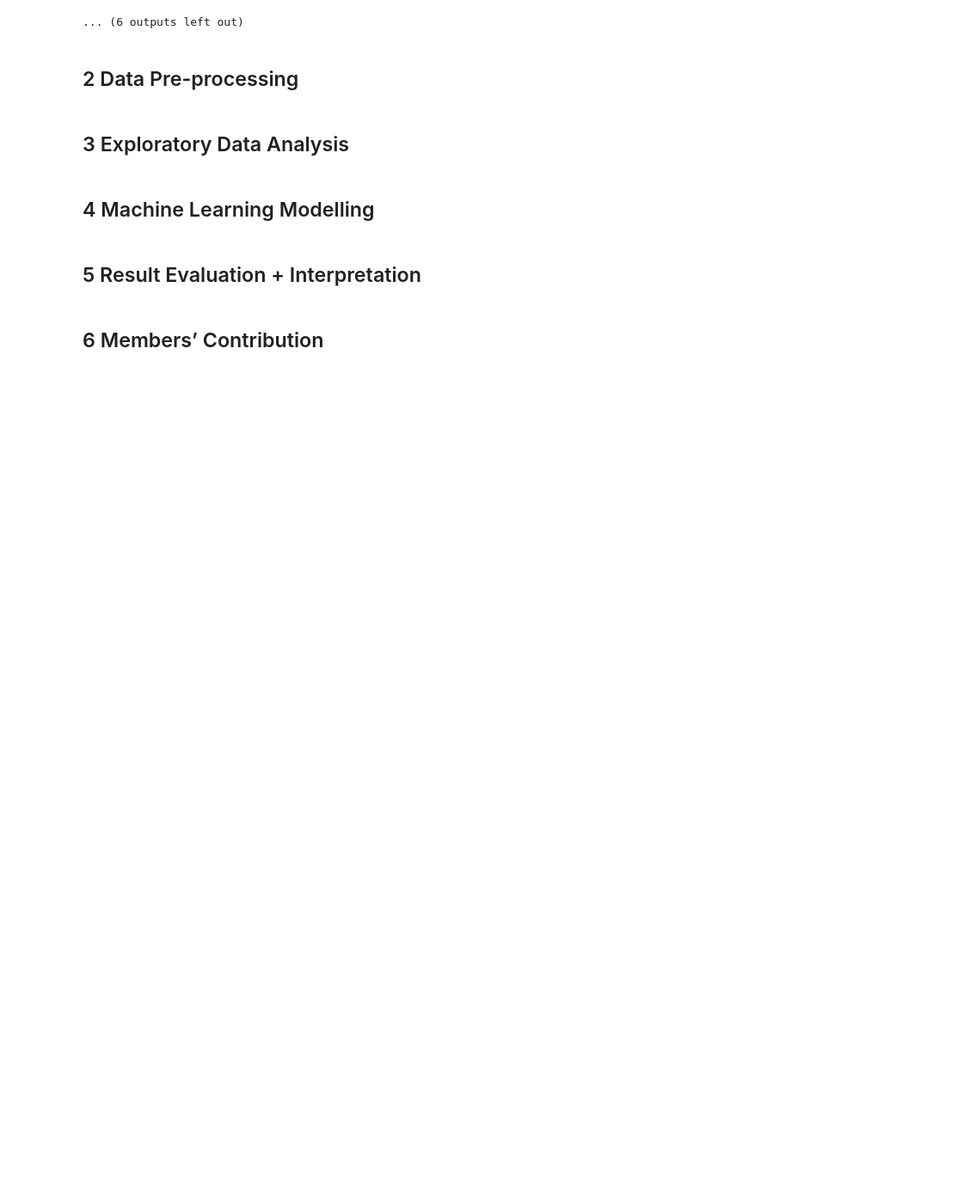
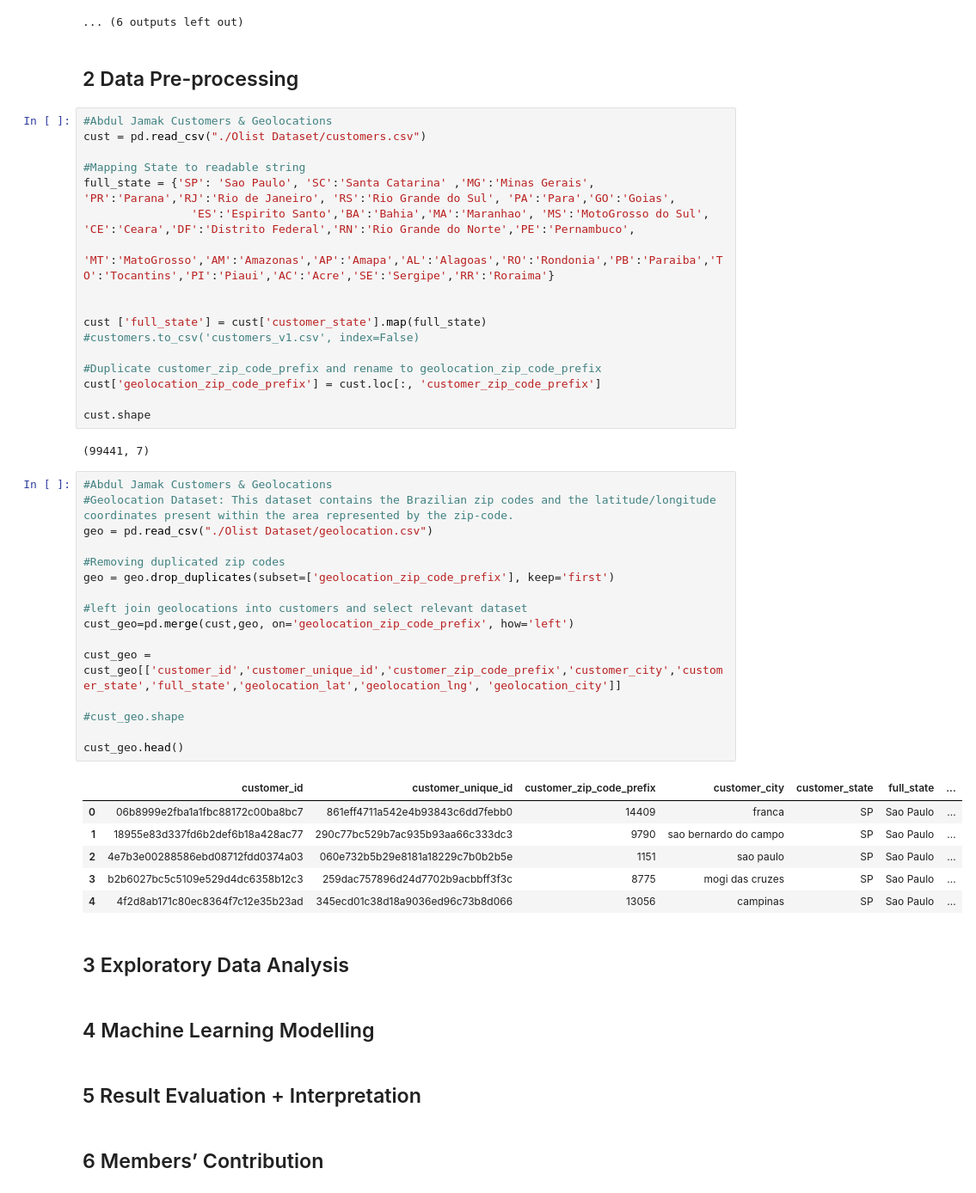
Before and after one commit to hilarylimyuxuan/Customer-Segmentation-Model, a Jupyter notebook: Olist Customer Segmentation Model.ipynb, the cells around one changed output. Shown at 86% size. Drawn from its saved outputs; the diff is of its cells as text; blank space fills up the shorter version.

Commit message:
Geolocation-Customer data link & merge

```diff
--- a/Olist Customer Segmentation Model.ipynb
+++ b/Olist Customer Segmentation Model.ipynb
@@ -80,6 +80,48 @@ orders
 ... (6 outputs left out)
 # %% [markdown]
 ## 2 Data Pre-processing
+# %%
+#Abdul Jamak Customers & Geolocations
+cust = pd.read_csv("./Olist Dataset/customers.csv")
+
+#Mapping State to readable string
+full_state = {'SP': 'Sao Paulo', 'SC':'Santa Catarina' ,'MG':'Minas Gerais', 'PR':'Parana','RJ':'Rio de Janeiro', 'RS':'Rio Grande do Sul', 'PA':'Para','GO':'Goias',
+                'ES':'Espirito Santo','BA':'Bahia','MA':'Maranhao', 'MS':'MotoGrosso do Sul', 'CE':'Ceara','DF':'Distrito Federal','RN':'Rio Grande do Norte','PE':'Pernambuco',
+                'MT':'MatoGrosso','AM':'Amazonas','AP':'Amapa','AL':'Alagoas','RO':'Rondonia','PB':'Paraiba','TO':'Tocantins','PI':'Piaui','AC':'Acre','SE':'Sergipe','RR':'Roraima'}
+
+
+cust ['full_state'] = cust['customer_state'].map(full_state)
+#customers.to_csv('customers_v1.csv', index=False)
+
+#Duplicate customer_zip_code_prefix and rename to geolocation_zip_code_prefix
+cust['geolocation_zip_code_prefix'] = cust.loc[:, 'customer_zip_code_prefix']
+
+cust.shape
+# %% [output]
+(99441, 7)
+# %%
+#Abdul Jamak Customers & Geolocations
+#Geolocation Dataset: This dataset contains the Brazilian zip codes and the latitude/longitude coordinates present within the area represented by the zip-code.
+geo = pd.read_csv("./Olist Dataset/geolocation.csv")
+
+#Removing duplicated zip codes
+geo = geo.drop_duplicates(subset=['geolocation_zip_code_prefix'], keep='first')
+
+#left join geolocations into customers and select relevant dataset
+cust_geo=pd.merge(cust,geo, on='geolocation_zip_code_prefix', how='left')
+
+cust_geo = cust_geo[['customer_id','customer_unique_id','customer_zip_code_prefix','customer_city','customer_state','full_state','geolocation_lat','geolocation_lng', 'geolocation_city']]
+
+#cust_geo.shape
+
+cust_geo.head()
+# %% [output]
+|  | customer_id | customer_unique_id | customer_zip_code_prefix | customer_city | customer_state | full_state | ... |
+| 0 | 06b8999e2fba1a1fbc88172c00ba8bc7 | 861eff4711a542e4b93843c6dd7febb0 | 14409 | franca | SP | Sao Paulo | ... |
+| 1 | 18955e83d337fd6b2def6b18a428ac77 | 290c77bc529b7ac935b93aa66c333dc3 | 9790 | sao bernardo do campo | SP | Sao Paulo | ... |
+| 2 | 4e7b3e00288586ebd08712fdd0374a03 | 060e732b5b29e8181a18229c7b0b2b5e | 1151 | sao paulo | SP | Sao Paulo | ... |
+| 3 | b2b6027bc5c5109e529d4dc6358b12c3 | 259dac757896d24d7702b9acbbff3f3c | 8775 | mogi das cruzes | SP | Sao Paulo | ... |
+| 4 | 4f2d8ab171c80ec8364f7c12e35b23ad | 345ecd01c38d18a9036ed96c73b8d066 | 13056 | campinas | SP | Sao Paulo | ... |
 # %% [markdown]
 ## 3 Exploratory Data Analysis
 # %% [markdown]
```
